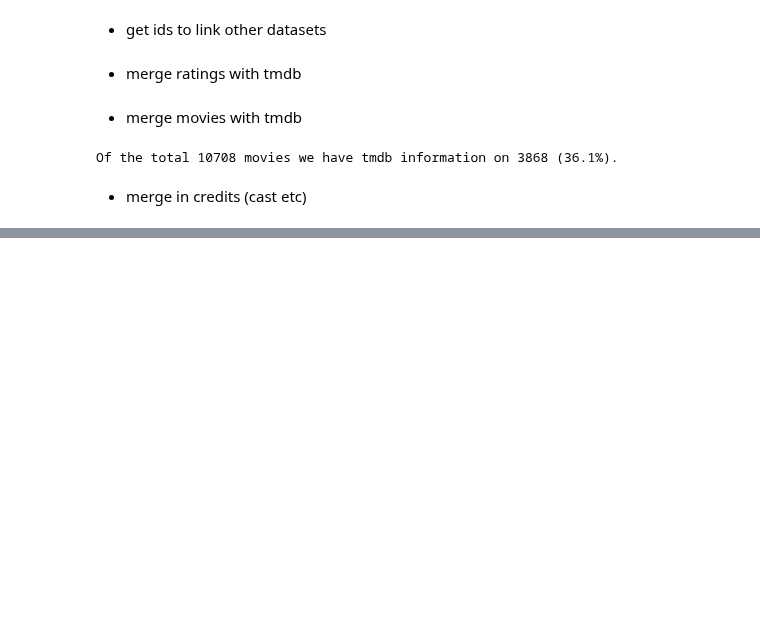
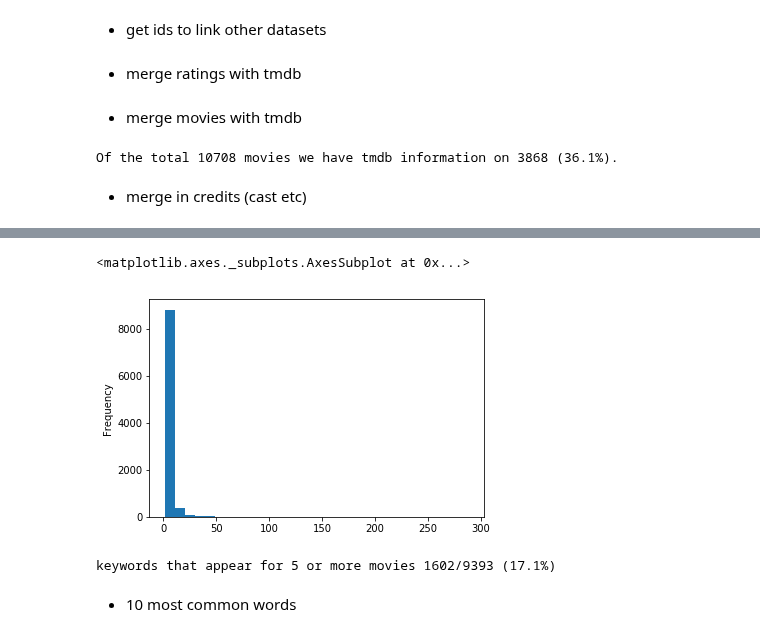
Before and after one commit to zxzhaixiang/QMDB, a Jupyter notebook: model/prospecting_data_merge.ipynb, the cells around one changed output, grey strips where cells are left out. Drawn from its saved outputs; the diff is of its cells as text; code cells hidden in the pictures; blank space fills up the shorter version.

```diff
--- a/model/prospecting_data_merge.ipynb
+++ b/model/prospecting_data_merge.ipynb
@@ -62,0 +84,15 @@ KeyError: 'id'
+# %%
+keywords_ct.plot(kind='hist', bins=30)
+# %% [output]
+<matplotlib.axes._subplots.AxesSubplot at 0x...>
+[figure, added]
+# %%
+print('keywords that appear for 5 or more movies {}/{} ({:.1f}%)'.format(
+    np.sum(keywords_ct>=5),
+    len(keywords_ct),
+    100*np.sum(keywords_ct>=5)/len(keywords_ct),
+))
+# %% [output]
+keywords that appear for 5 or more movies 1602/9393 (17.1%)
+# %% [markdown]
+* 10 most common words
```
Also changed, not shown: parts of 25 cells of this notebook.
